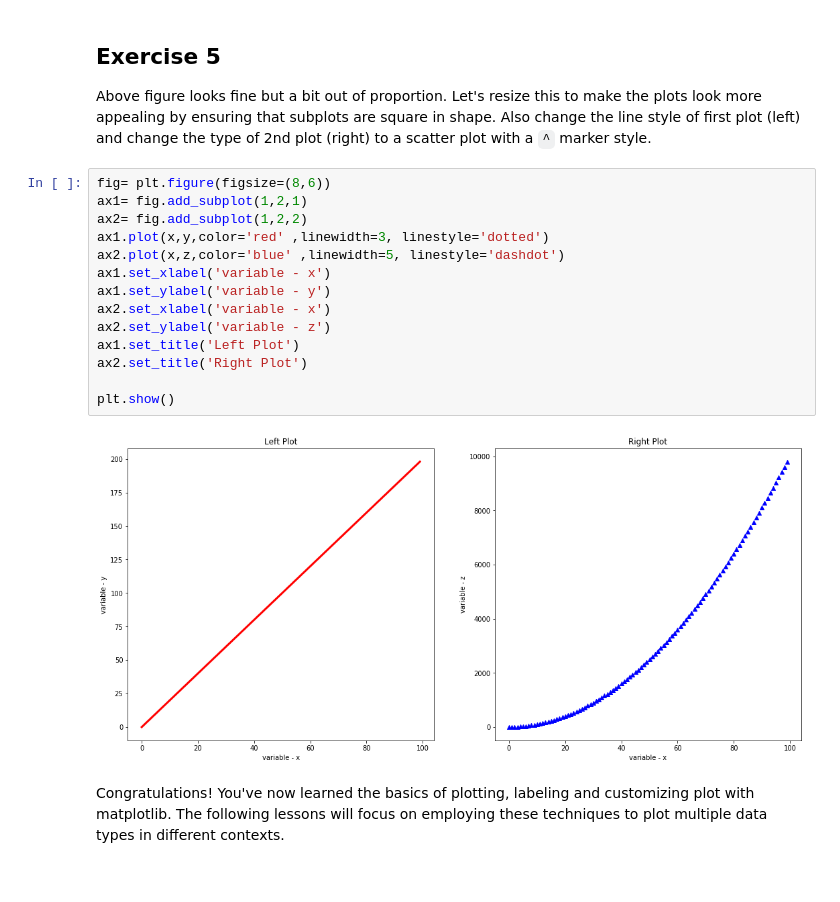
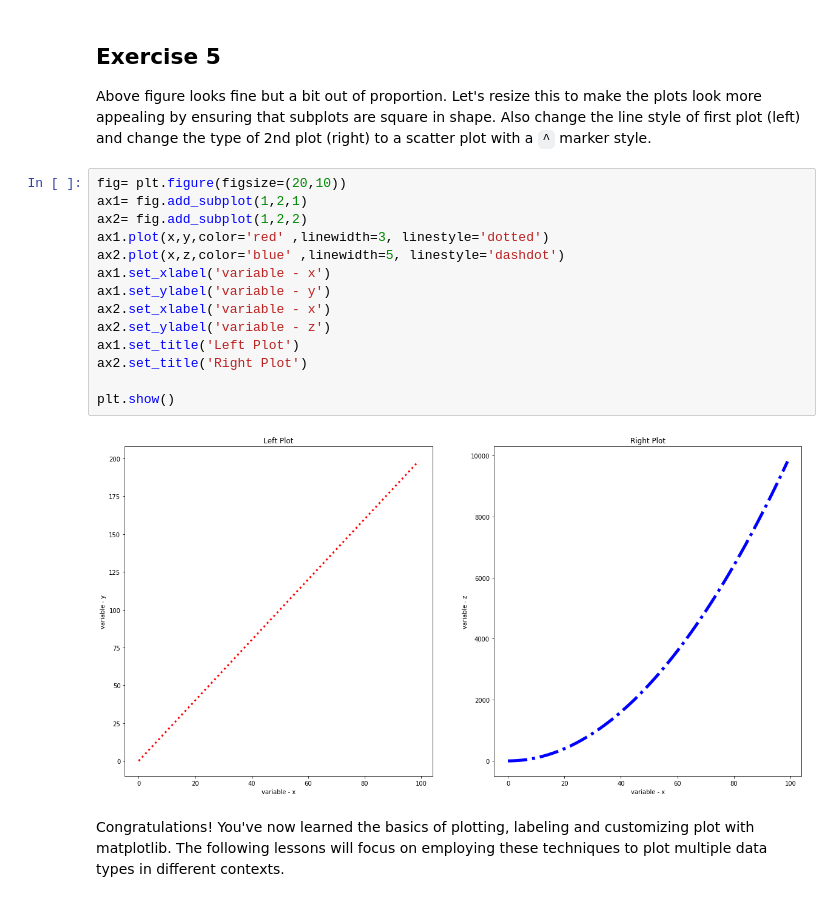
Before and after one commit to matthew-d-oliver/dsc-more-practice-with-matplotlib-lab-nyc-ds-082619, a Jupyter notebook: index.ipynb, the cells around one changed output. Cells and saved outputs as stored; diff of their text form.

```diff
--- a/index.ipynb
+++ b/index.ipynb
@@ -131,21 +131,21 @@ plt.show()
 
 Above figure looks fine but a bit out of proportion. Let's resize this to make the plots look more appealing by ensuring that subplots are square in shape. Also change the line style of first plot (left) and change the type of 2nd plot (right) to a scatter plot with a `^` marker style.
 # %%
-fig= plt.figure(figsize=(8,6))
+fig= plt.figure(figsize=(20,10))
 ax1= fig.add_subplot(1,2,1)
 ax2= fig.add_subplot(1,2,2)
 ax1.plot(x,y,color='red' ,linewidth=3, linestyle='dotted')
 ax2.plot(x,z,color='blue' ,linewidth=5, linestyle='dashdot')
 ax1.set_xlabel('variable - x')
 ax1.set_ylabel('variable - y')
 ax2.set_xlabel('variable - x')
 ax2.set_ylabel('variable - z')
 ax1.set_title('Left Plot')
 ax2.set_title('Right Plot')
 
 plt.show()
 # %% [output]
-[figure, old version]
+[figure, new version]
 # %% [markdown]
 Congratulations! You've now learned the basics of plotting, labeling and customizing plot with matplotlib. The following lessons will focus on employing these techniques to plot multiple data types in different contexts.
 # %% [markdown]
```
